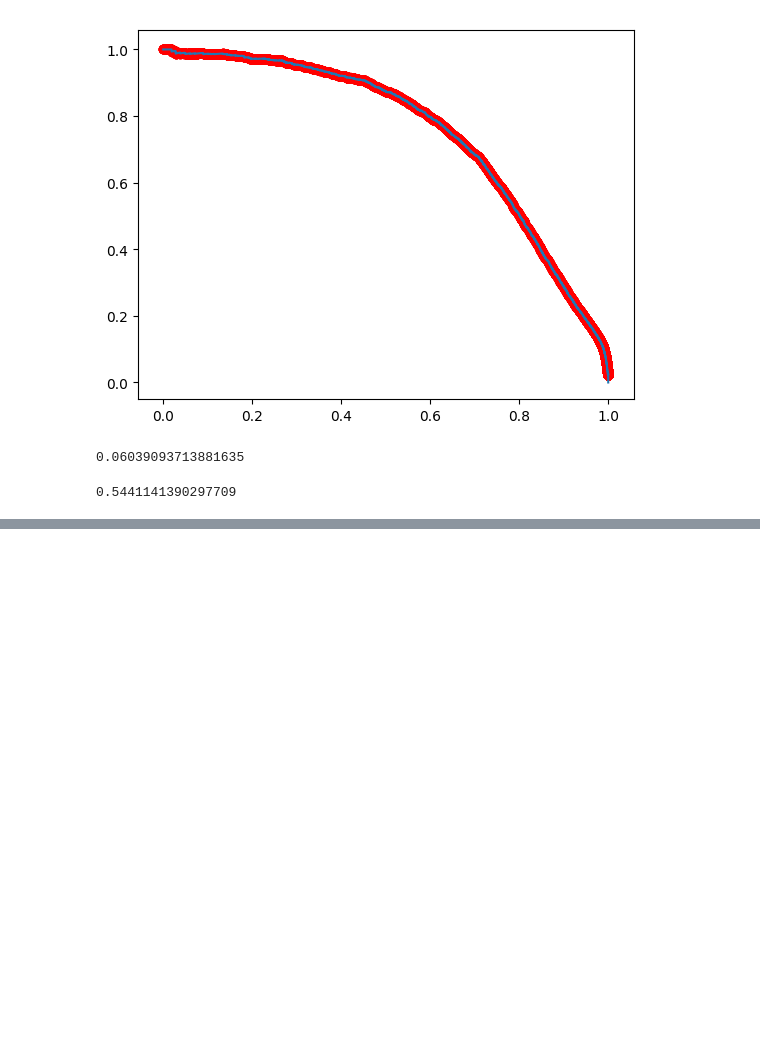
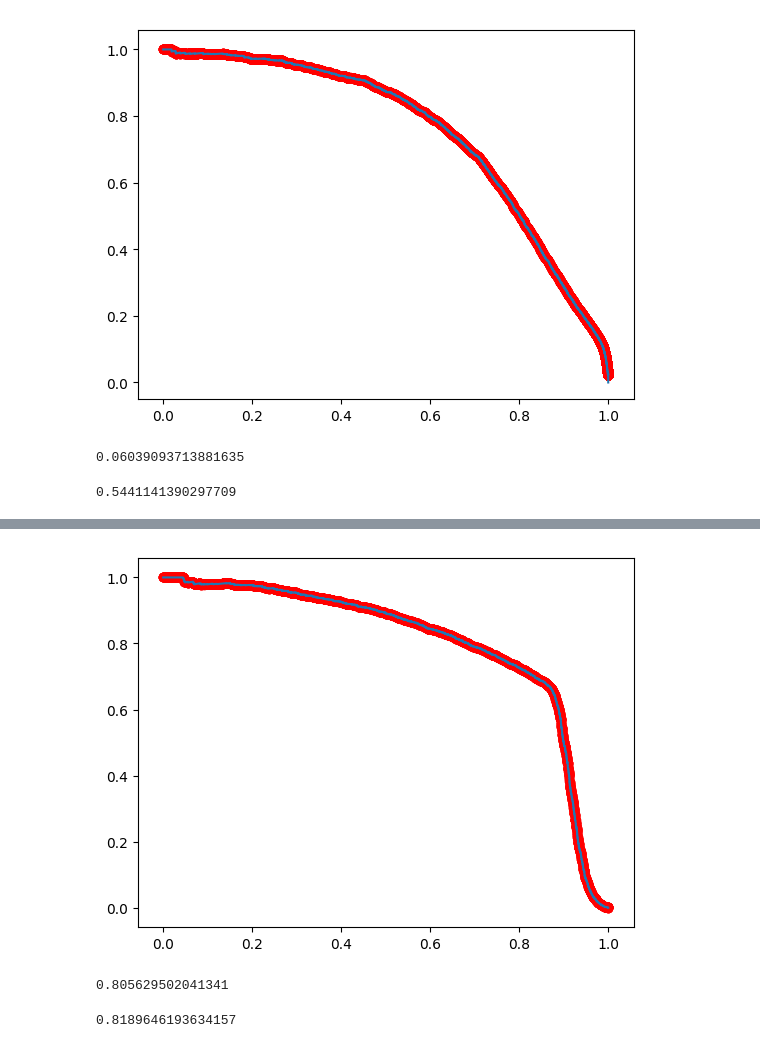
Before and after one commit to luo3300612/mySuperPoint, a Jupyter notebook: superpoint/ipy_notebook/magic_point_compare_to_traditional_method.ipynb, the cells around one changed output, grey strips where cells are left out. Saved outputs shown, nothing was run; the diff lists cells and outputs as text; code cells hidden in the pictures; blank space fills up the shorter version.

```diff
--- a/superpoint/ipy_notebook/magic_point_compare_to_traditional_method.ipynb
+++ b/superpoint/ipy_notebook/magic_point_compare_to_traditional_method.ipynb
@@ -429,3 +430,20 @@ np.mean(precision_pts[:,1])
+# %%
+import matplotlib
+matplotlib.rcParams['agg.path.chunksize'] = 1920000200000000
+matplotlib.rcParams.update( matplotlib.rc_params() )
+plt.plot(pr_curve[:,0],pr_curve[:,1])
+plt.scatter(precision_pts[:,0],precision_pts[:,1],color='r')
+plt.show()
+# %% [output]
+[figure, added]
+# %%
+np.mean(precision_pts[:,1])
+# %% [output]
+0.805629502041341
+# %%
+np.mean(precision_pts[:,1])
+# %% [output]
+0.8189646193634157
 # %%
 import numpy as np
 import cv2
```
Also changed, not shown: parts of 3 cells of this notebook, 1 other file.
